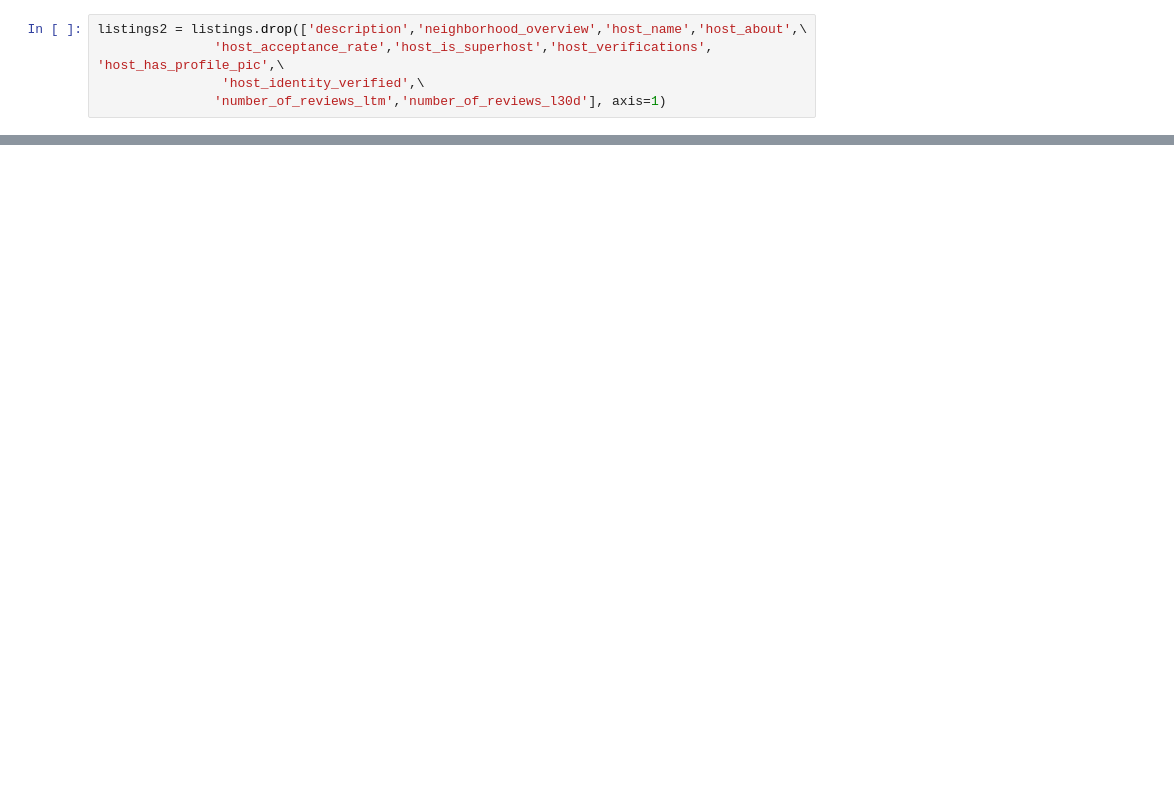
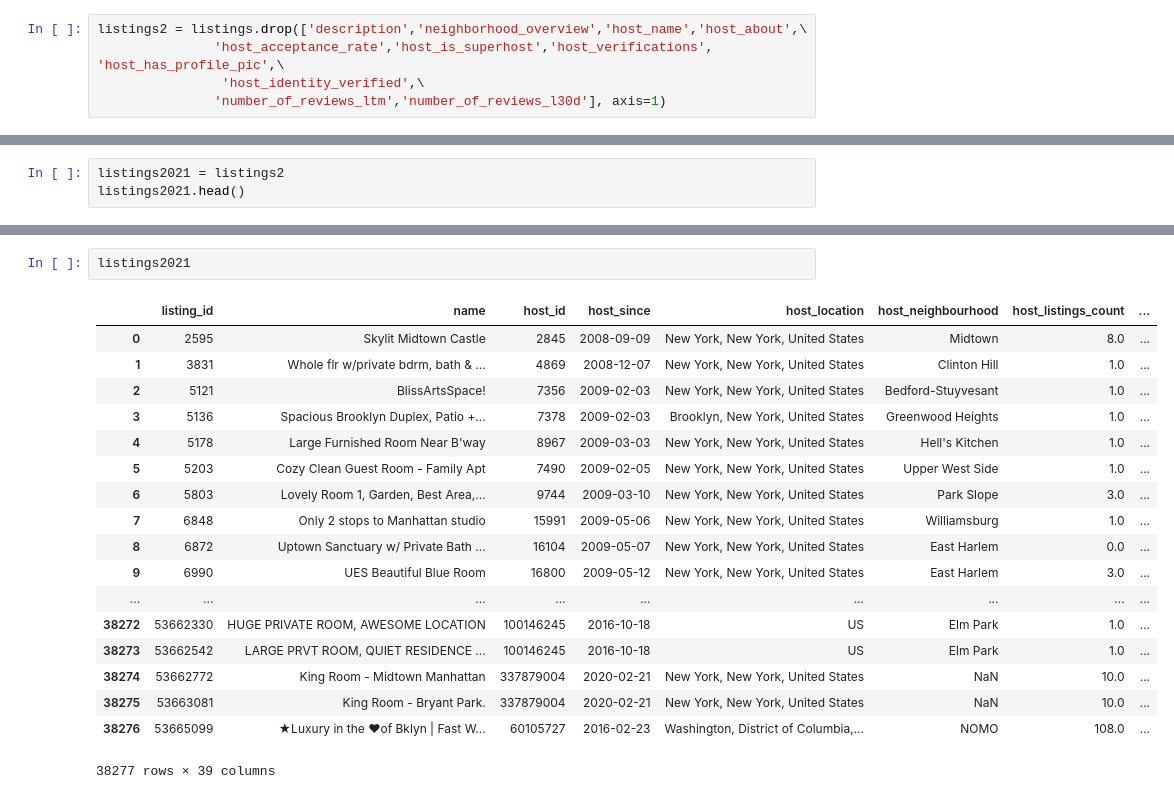
Before and after one commit to mb3005/NYC-Airbnbs, a Jupyter notebook: Python Project 1 - Airbnbs in NYC.ipynb, the cells around one changed output, grey strips where cells are left out. Drawn from its saved outputs; the diff is of its cells as text; blank space fills up the shorter version.

```diff
--- a/Python Project 1 - Airbnbs in NYC.ipynb
+++ b/Python Project 1 - Airbnbs in NYC.ipynb
@@ -59,0 +70,3 @@ listings2.head()
+# %%
+listings2021 = listings2
+listings2021.head()
@@ -59,0 +251,21 @@ listings2.head()
+# %%
+listings2021
+# %% [output]
+|  | listing_id | name | host_id | host_since | host_location | host_neighbourhood | host_listings_count | ... |
+| 0 | 2595 | Skylit Midtown Castle | 2845 | 2008-09-09 | New York, New York, United States | Midtown | 8.0 | ... |
+| 1 | 3831 | Whole flr w/private bdrm, bath & ... | 4869 | 2008-12-07 | New York, New York, United States | Clinton Hill | 1.0 | ... |
+| 2 | 5121 | BlissArtsSpace! | 7356 | 2009-02-03 | New York, New York, United States | Bedford-Stuyvesant | 1.0 | ... |
+| 3 | 5136 | Spacious Brooklyn Duplex, Patio +... | 7378 | 2009-02-03 | Brooklyn, New York, United States | Greenwood Heights | 1.0 | ... |
+| 4 | 5178 | Large Furnished Room Near B'way | 8967 | 2009-03-03 | New York, New York, United States | Hell's Kitchen | 1.0 | ... |
+| 5 | 5203 | Cozy Clean Guest Room - Family Apt | 7490 | 2009-02-05 | New York, New York, United States | Upper West Side | 1.0 | ... |
+| 6 | 5803 | Lovely Room 1, Garden, Best Area,... | 9744 | 2009-03-10 | New York, New York, United States | Park Slope | 3.0 | ... |
+| 7 | 6848 | Only 2 stops to Manhattan studio | 15991 | 2009-05-06 | New York, New York, United States | Williamsburg | 1.0 | ... |
+| 8 | 6872 | Uptown Sanctuary w/ Private Bath ... | 16104 | 2009-05-07 | New York, New York, United States | East Harlem | 0.0 | ... |
+| 9 | 6990 | UES Beautiful Blue Room | 16800 | 2009-05-12 | New York, New York, United States | East Harlem | 3.0 | ... |
+| ... | ... | ... | ... | ... | ... | ... | ... | ... |
+| 38272 | 53662330 | HUGE PRIVATE ROOM, AWESOME LOCATION | 100146245 | 2016-10-18 | US | Elm Park | 1.0 | ... |
+| 38273 | 53662542 | LARGE PRVT ROOM, QUIET RESIDENCE ... | 100146245 | 2016-10-18 | US | Elm Park | 1.0 | ... |
+| 38274 | 53662772 | King Room - Midtown Manhattan | 337879004 | 2020-02-21 | New York, New York, United States | NaN | 10.0 | ... |
+| 38275 | 53663081 | King Room - Bryant Park. | 337879004 | 2020-02-21 | New York, New York, United States | NaN | 10.0 | ... |
+| 38276 | 53665099 | ★Luxury in the ❤of Bklyn | Fast W... | 60105727 | 2016-02-23 | Washington, District of Columbia,... | NOMO | 108.0 | ... |
+38277 rows × 39 columns
```
Also changed, not shown: parts of 35 cells of this notebook, 22 other files.
